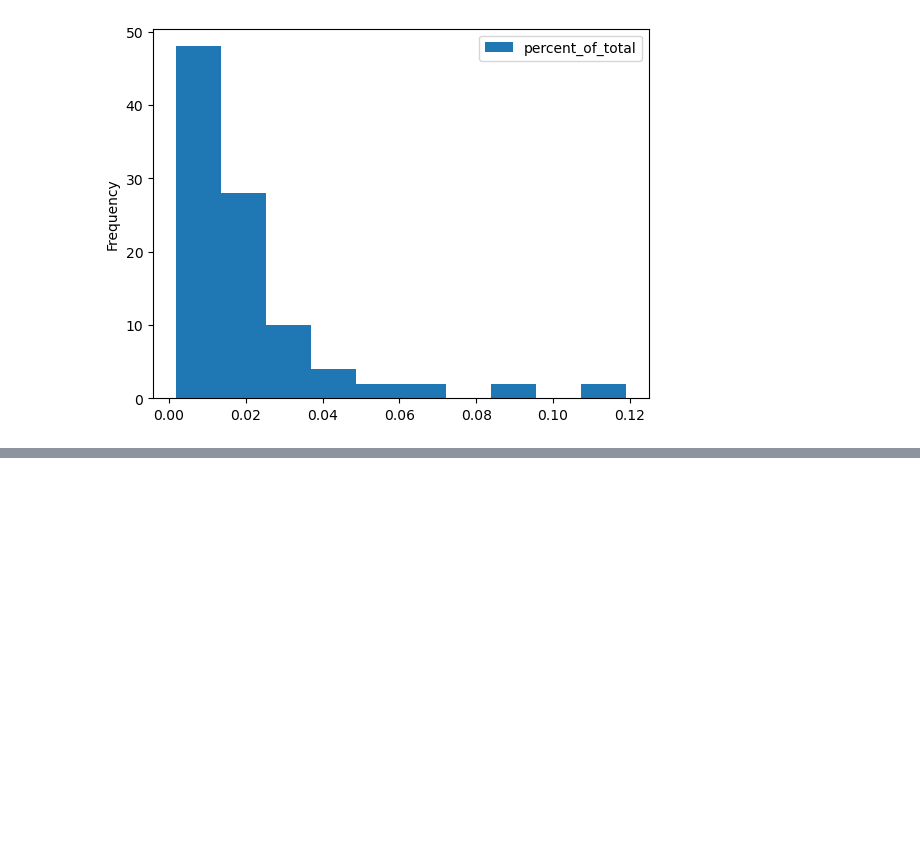
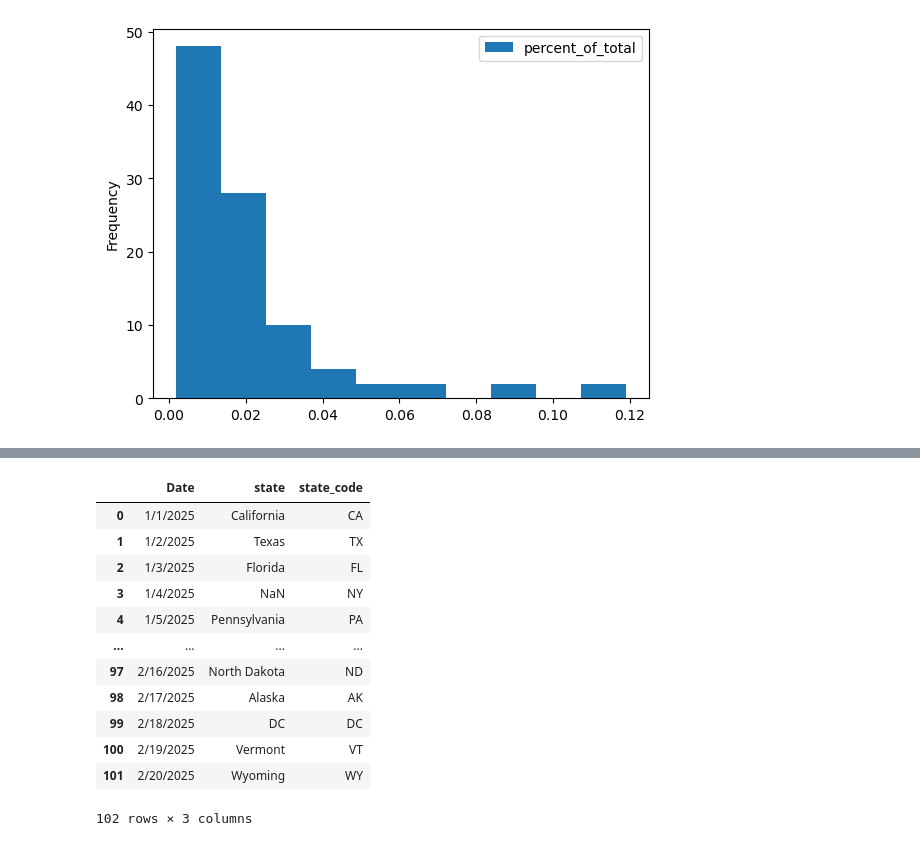
Before and after one commit to ASTROBOX1/practice, a Jupyter notebook: pandas.ipynb, the cells around one changed output, grey strips where cells are left out. Saved outputs shown, nothing was run; the diff lists cells and outputs as text; code cells hidden in the pictures; blank space fills up the shorter version.

```diff
--- a/pandas.ipynb
+++ b/pandas.ipynb
@@ -122,0 +155,18 @@ df.plot(kind='hist',x='state',y='percent_of_total')
+# %%
+selected=df.select_dtypes(include=['object'])
+# %%
+selected
+# %% [output]
+|  | Date | state | state_code |
+| 0 | 1/1/2025 | California | CA |
+| 1 | 1/2/2025 | Texas | TX |
+| 2 | 1/3/2025 | Florida | FL |
+| 3 | 1/4/2025 | NaN | NY |
+| 4 | 1/5/2025 | Pennsylvania | PA |
+| ... | ... | ... | ... |
+| 97 | 2/16/2025 | North Dakota | ND |
+| 98 | 2/17/2025 | Alaska | AK |
+| 99 | 2/18/2025 | DC | DC |
+| 100 | 2/19/2025 | Vermont | VT |
+| 101 | 2/20/2025 | Wyoming | WY |
+102 rows × 3 columns
```
Also changed, not shown: parts of 3 cells of this notebook.
